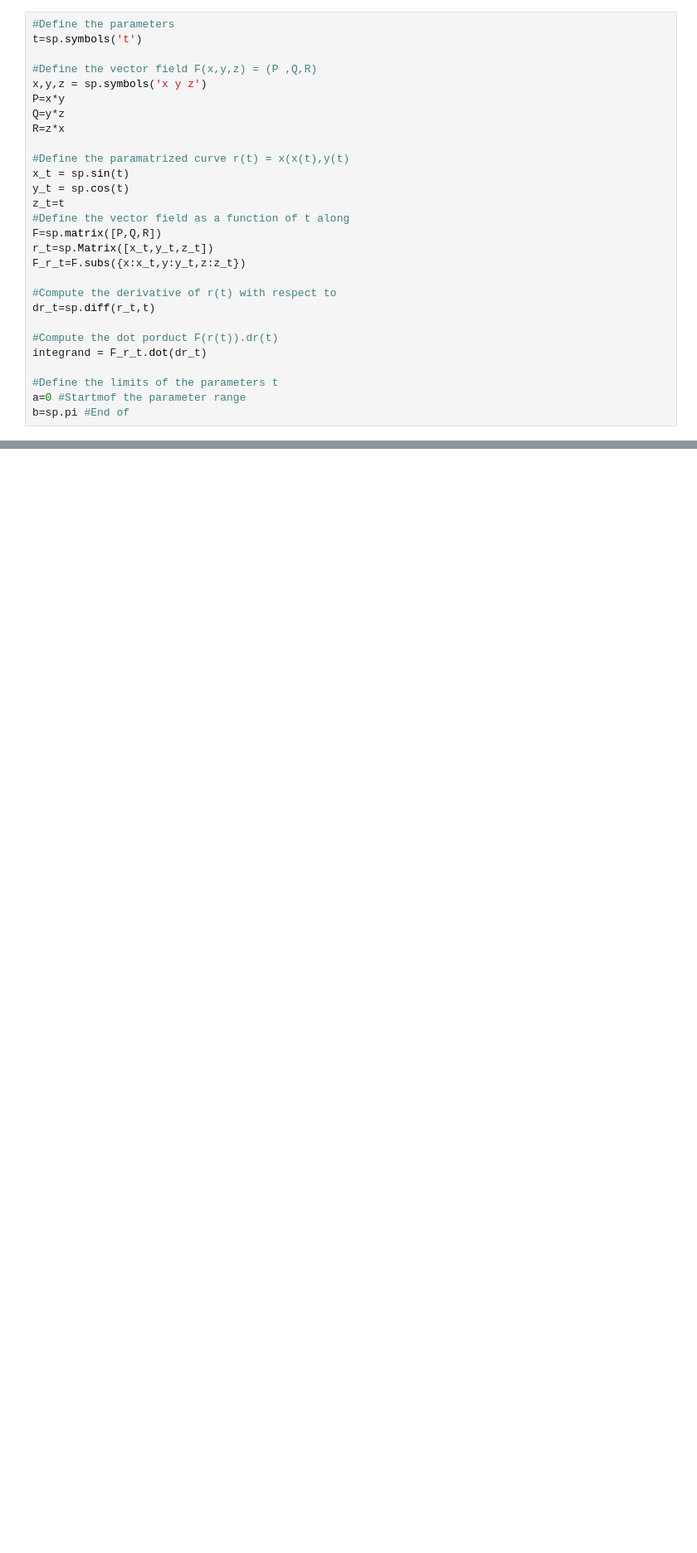
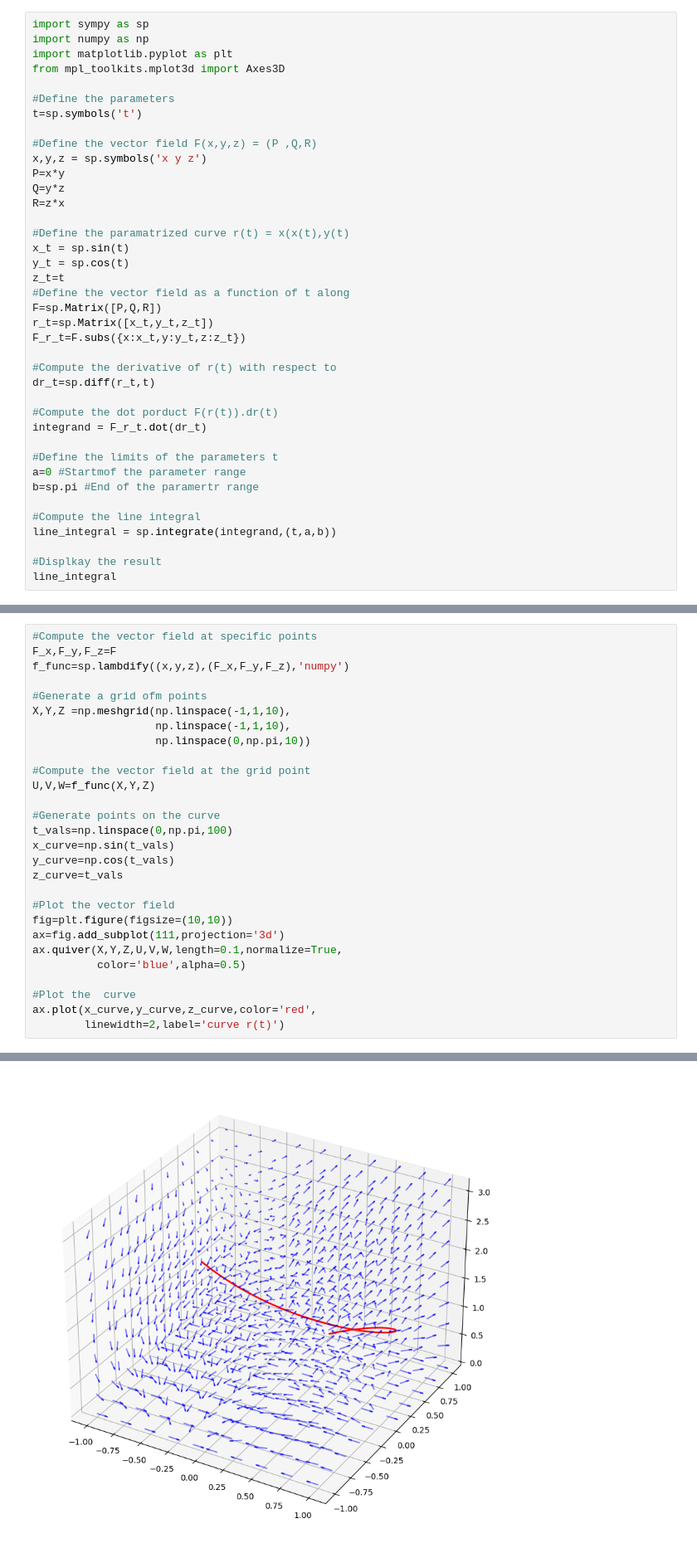
Before and after one commit to vasudev006/S2Codebase, a Jupyter notebook: Experiment_No_5.ipynb, the cells around one changed output, grey strips where cells are left out. Shown at 83% size. Saved outputs shown, nothing was run; the diff lists cells and outputs as text; blank space fills up the shorter version.

```diff
--- a/Experiment_No_5.ipynb
+++ b/Experiment_No_5.ipynb
@@ -16,4 +11,9 @@ from mpl_toolkits.mplot3d import Axes3D
 # %%
+import sympy as sp
+import numpy as np
+import matplotlib.pyplot as plt
+from mpl_toolkits.mplot3d import Axes3D
+
 #Define the parameters
 t=sp.symbols('t')
 
@@ -28,7 +28,7 @@ x_t = sp.sin(t)
 y_t = sp.cos(t)
 z_t=t
 #Define the vector field as a function of t along
-F=sp.matrix([P,Q,R])
+F=sp.Matrix([P,Q,R])
 r_t=sp.Matrix([x_t,y_t,z_t])
 F_r_t=F.subs({x:x_t,y:y_t,z:z_t})
 
@@ -40,4 +40,10 @@ integrand = F_r_t.dot(dr_t)
 
 #Define the limits of the parameters t
 a=0 #Startmof the parameter range
-b=sp.pi #End of
+b=sp.pi #End of the paramertr range
+
+#Compute the line integral
+line_integral = sp.integrate(integrand,(t,a,b))
+
+#Displkay the result
+line_integral
@@ -43,0 +54,29 @@ b=sp.pi #End of
+# %%
+#Compute the vector field at specific points
+F_x,F_y,F_z=F
+f_func=sp.lambdify((x,y,z),(F_x,F_y,F_z),'numpy')
+
+#Generate a grid ofm points
+X,Y,Z =np.meshgrid(np.linspace(-1,1,10),
+                   np.linspace(-1,1,10),
+                   np.linspace(0,np.pi,10))
+
+#Compute the vector field at the grid point
+U,V,W=f_func(X,Y,Z)
+
+#Generate points on the curve
+t_vals=np.linspace(0,np.pi,100)
+x_curve=np.sin(t_vals)
+y_curve=np.cos(t_vals)
+z_curve=t_vals
+
+#Plot the vector field
+fig=plt.figure(figsize=(10,10))
+ax=fig.add_subplot(111,projection='3d')
+ax.quiver(X,Y,Z,U,V,W,length=0.1,normalize=True,
+          color='blue',alpha=0.5)
+
+#Plot the  curve
+ax.plot(x_curve,y_curve,z_curve,color='red',
+        linewidth=2,label='curve r(t)')
+# %% [output]
@@ -43,0 +84 @@ b=sp.pi #End of
+[figure, added]
```
Also changed, not shown: parts of 4 cells of this notebook.
